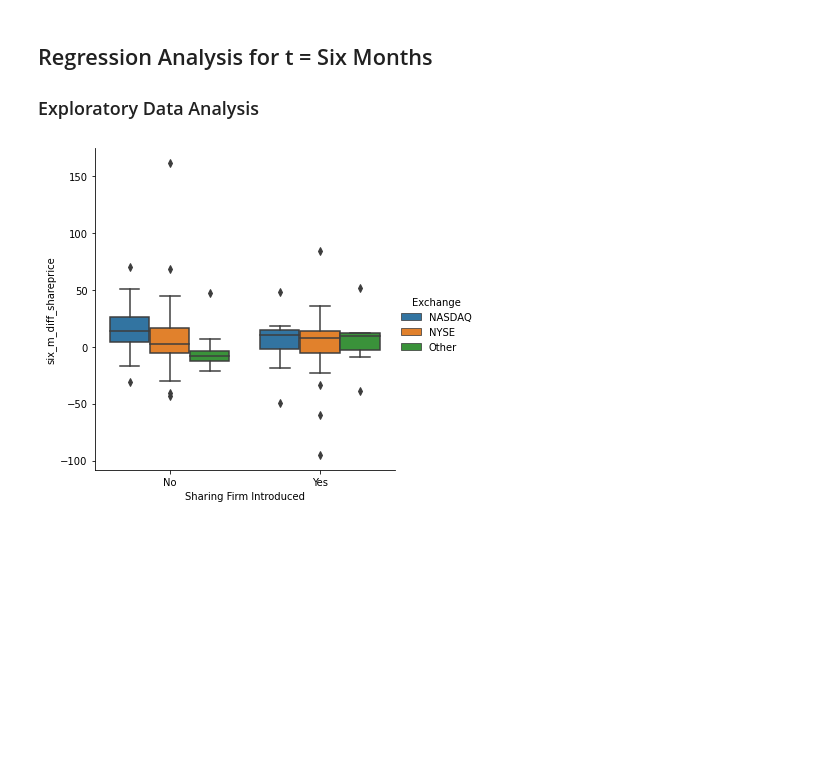
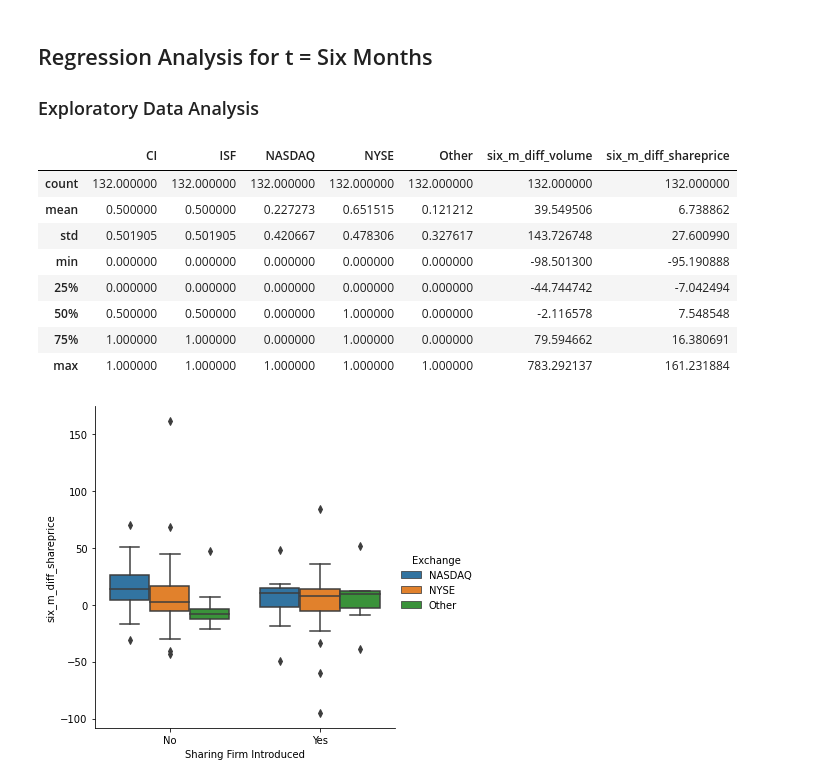
Before and after one commit to SolB77/Managerial-Economics-Senior-Thesis, a Jupyter notebook: Regression Analysis.ipynb, the cells around one changed output. Cells and saved outputs as stored; diff of their text form; code cells hidden in the pictures; blank space fills up the shorter version.

```diff
--- a/Regression Analysis.ipynb
+++ b/Regression Analysis.ipynb
@@ -136,6 +285,18 @@ ThreeMResidvsVolume = sns.residplot(x='three_m_diff_volume',y='three_m_diff_shar
 # %% [markdown]
 ## Regression Analysis for t = Six Months
 ### Exploratory Data Analysis
+# %%
+sixmonthdata.describe()
+# %% [output]
+|  | CI | ISF | NASDAQ | NYSE | Other | six_m_diff_volume | six_m_diff_shareprice |
+| count | 132.000000 | 132.000000 | 132.000000 | 132.000000 | 132.000000 | 132.000000 | 132.000000 |
+| mean | 0.500000 | 0.500000 | 0.227273 | 0.651515 | 0.121212 | 39.549506 | 6.738862 |
+| std | 0.501905 | 0.501905 | 0.420667 | 0.478306 | 0.327617 | 143.726748 | 27.600990 |
+| min | 0.000000 | 0.000000 | 0.000000 | 0.000000 | 0.000000 | -98.501300 | -95.190888 |
+| 25% | 0.000000 | 0.000000 | 0.000000 | 0.000000 | 0.000000 | -44.744742 | -7.042494 |
+| 50% | 0.500000 | 0.500000 | 0.000000 | 1.000000 | 0.000000 | -2.116578 | 7.548548 |
+| 75% | 1.000000 | 1.000000 | 0.000000 | 1.000000 | 0.000000 | 79.594662 | 16.380691 |
+| max | 1.000000 | 1.000000 | 1.000000 | 1.000000 | 1.000000 | 783.292137 | 161.231884 |
 # %%
 CATsvsSixM = sns.catplot(x="Sharing Firm Introduced", y="six_m_diff_shareprice",hue='Exchange',kind='box',data=sixmonthdata)
 plt.show()
```
Also changed, not shown: parts of 20 cells of this notebook, 3 other files.
